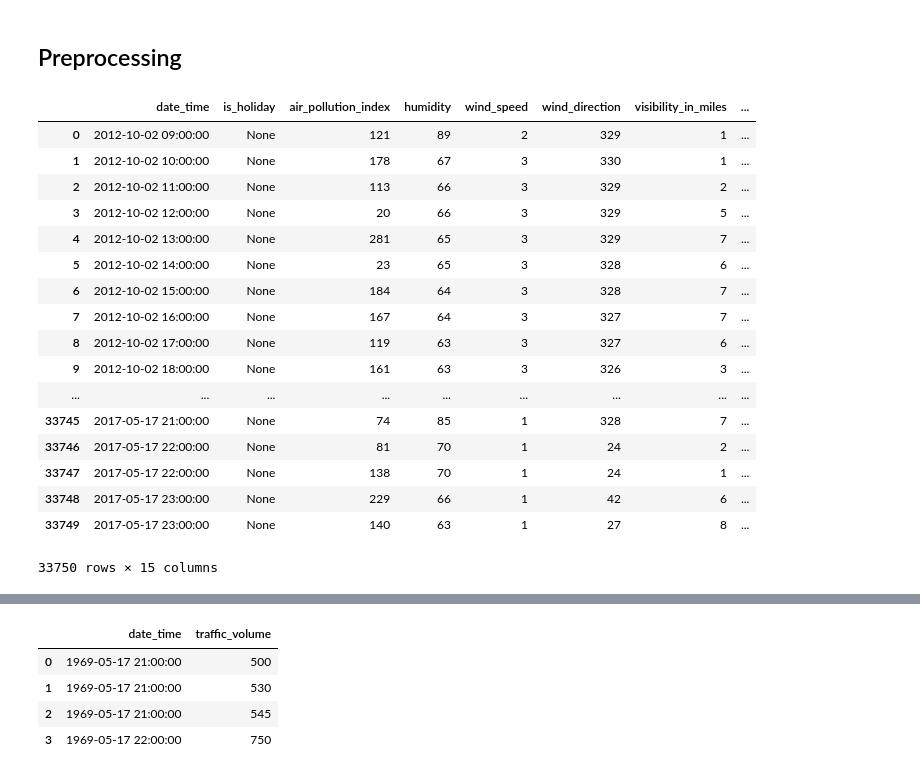
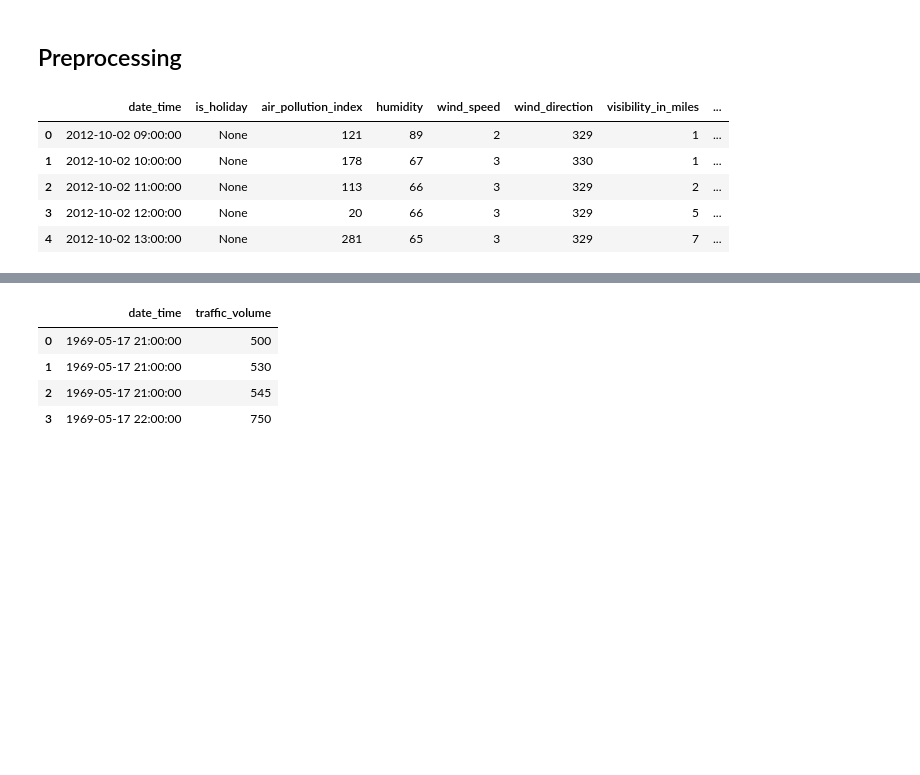
Before and after one commit to iam-Shashank/Sangam-2019, a Jupyter notebook: notebook1.0.ipynb, the cells around one changed output, grey strips where cells are left out. Saved outputs shown, nothing was run; the diff lists cells and outputs as text; code cells hidden in the pictures; blank space fills up the shorter version.

```diff
--- a/notebook1.0.ipynb
+++ b/notebook1.0.ipynb
@@ -37,24 +45,12 @@ sample=pd.read_csv('./DataSets/sample_submission.csv')
 # %% [markdown]
 <h2>Preprocessing</h2>
 # %%
-train
+train.head()
 # %% [output]
 |  | date_time | is_holiday | air_pollution_index | humidity | wind_speed | wind_direction | visibility_in_miles | ... |
 | 0 | 2012-10-02 09:00:00 | None | 121 | 89 | 2 | 329 | 1 | ... |
 | 1 | 2012-10-02 10:00:00 | None | 178 | 67 | 3 | 330 | 1 | ... |
 | 2 | 2012-10-02 11:00:00 | None | 113 | 66 | 3 | 329 | 2 | ... |
 | 3 | 2012-10-02 12:00:00 | None | 20 | 66 | 3 | 329 | 5 | ... |
 | 4 | 2012-10-02 13:00:00 | None | 281 | 65 | 3 | 329 | 7 | ... |
-| 5 | 2012-10-02 14:00:00 | None | 23 | 65 | 3 | 328 | 6 | ... |
-| 6 | 2012-10-02 15:00:00 | None | 184 | 64 | 3 | 328 | 7 | ... |
-| 7 | 2012-10-02 16:00:00 | None | 167 | 64 | 3 | 327 | 7 | ... |
-| 8 | 2012-10-02 17:00:00 | None | 119 | 63 | 3 | 327 | 6 | ... |
-| 9 | 2012-10-02 18:00:00 | None | 161 | 63 | 3 | 326 | 3 | ... |
-| ... | ... | ... | ... | ... | ... | ... | ... | ... |
-| 33745 | 2017-05-17 21:00:00 | None | 74 | 85 | 1 | 328 | 7 | ... |
-| 33746 | 2017-05-17 22:00:00 | None | 81 | 70 | 1 | 24 | 2 | ... |
-| 33747 | 2017-05-17 22:00:00 | None | 138 | 70 | 1 | 24 | 1 | ... |
-| 33748 | 2017-05-17 23:00:00 | None | 229 | 66 | 1 | 42 | 6 | ... |
-| 33749 | 2017-05-17 23:00:00 | None | 140 | 63 | 1 | 27 | 8 | ... |
-33750 rows × 15 columns
 # %%
```
Also changed, not shown: parts of 127 cells of this notebook.
